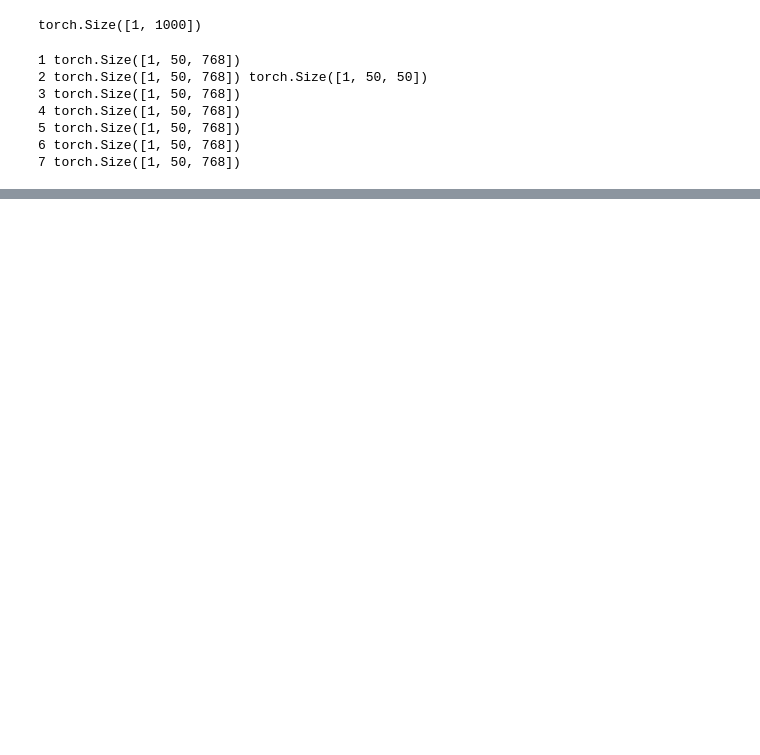
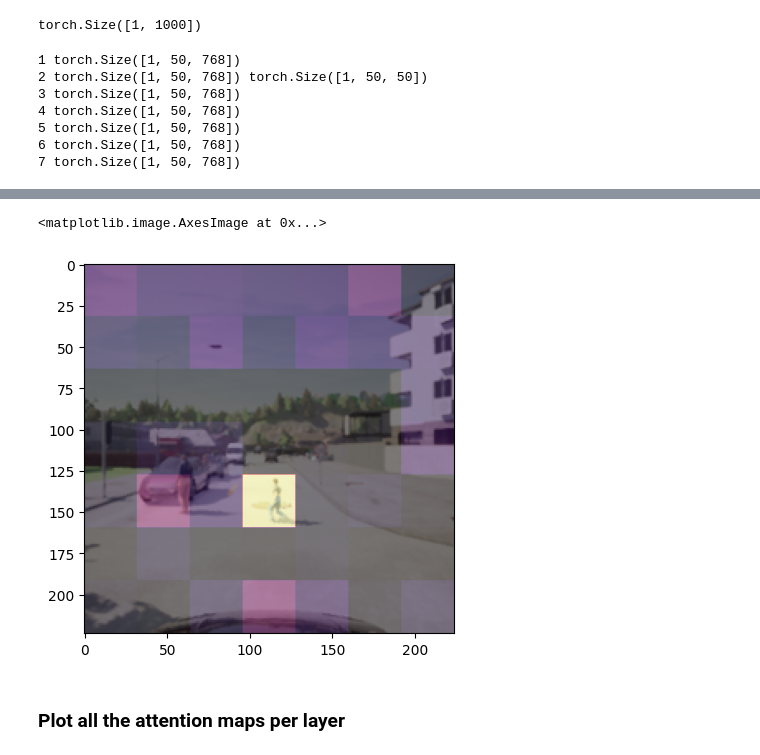
Before and after one commit to yixiao1/CILv2_multiview, a Jupyter notebook: 01_pretrained_vit_explore.ipynb, the cells around one changed output, grey strips where cells are left out. Drawn from its saved outputs; the diff is of its cells as text; code cells hidden in the pictures; blank space fills up the shorter version.

```diff
--- a/01_pretrained_vit_explore.ipynb
+++ b/01_pretrained_vit_explore.ipynb
@@ -358,0 +436,25 @@ torch.Size([1, 50, 768])
+# %%
+model = torchvision.models.vit_b_32(pretrained=True)
+
+x = preprocess_input_image(source_img, model)
+
+specific_layer = 11
+
+for layer in range(len(model.encoder.layers)):
+    if layer == specific_layer:
+        x, a = get_attention_weights(model, layer, x, average_attn_weights=True)
+    else:
+        x, _ = get_attention_weights(model, layer, x, need_weights=False)
+# %%
+import cv2
+
+# Plot the original image
+plt.imshow(source_img[0].permute(1, 2, 0).cpu().detach().numpy())
+# Plot the attention weights (resized to the original image size)
+z = cv2.resize(a[0, 0, 1:].view(n_h, n_w).cpu().detach().numpy(), (source_img.shape[2], source_img.shape[3]), interpolation=cv2.INTER_AREA)
+plt.imshow(z, alpha=0.5, cmap='inferno')
+# %% [output]
+<matplotlib.image.AxesImage at 0x...>
+[figure, added]
+# %% [markdown]
+### Plot all the attention maps per layer
```
Also changed, not shown: parts of 25 cells of this notebook, 14 other files.
